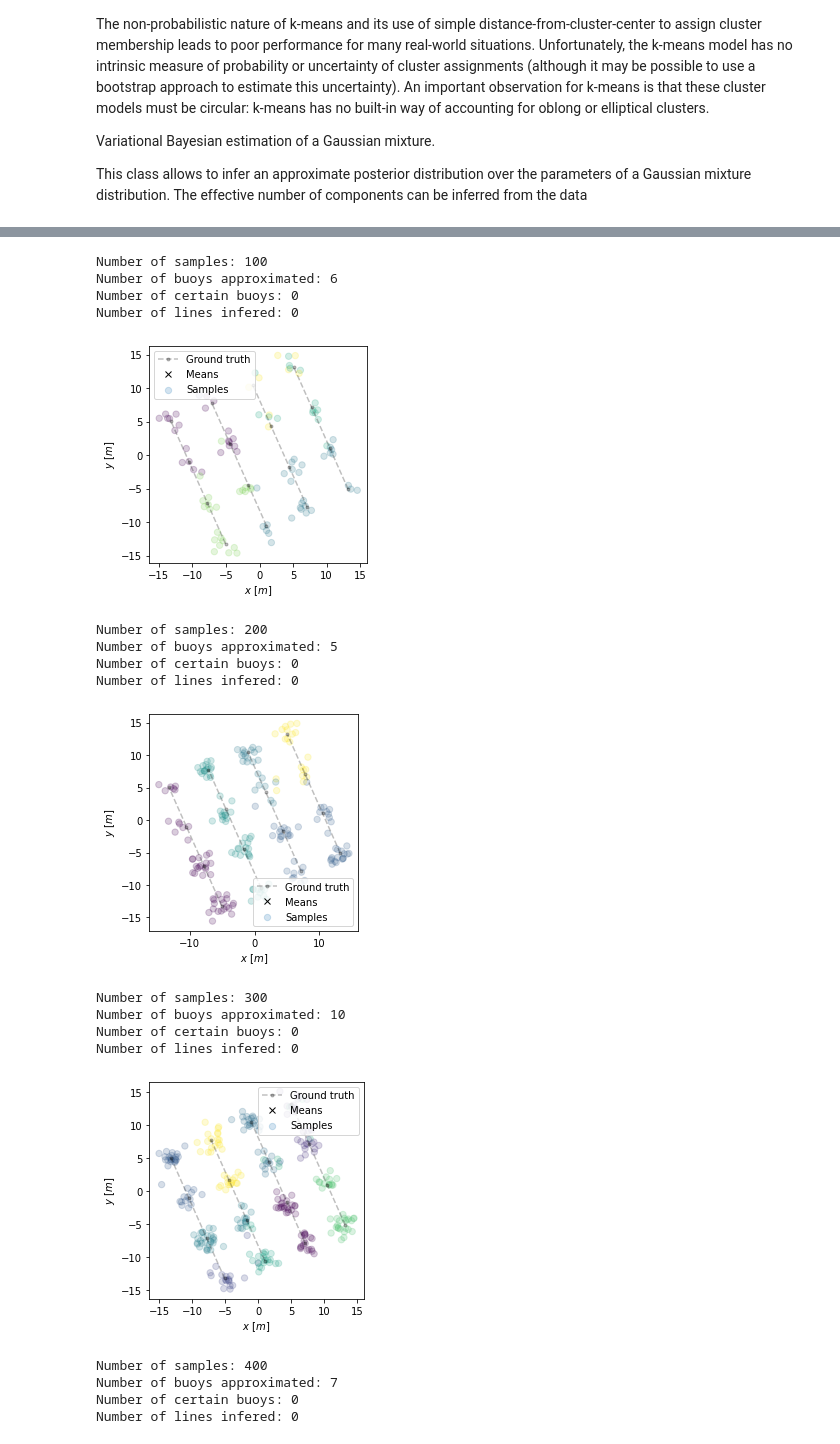
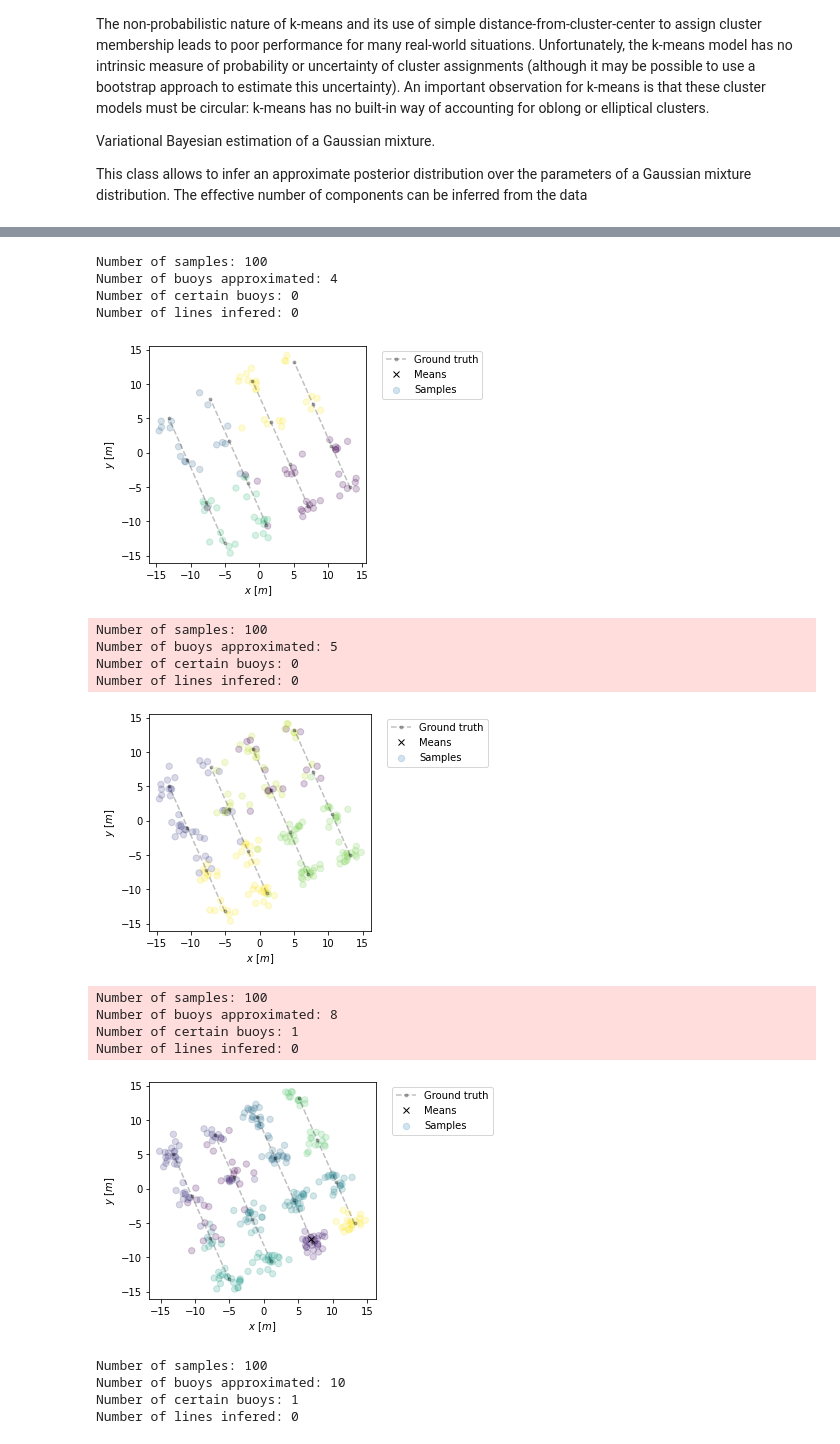
Before and after one commit to smarc-project/smarc_missions, a Jupyter notebook: smarc_bt/notebooks/probability.ipynb, the cells around one changed output, grey strips where cells are left out. Drawn from its saved outputs; the diff is of its cells as text; code cells hidden in the pictures.

```diff
--- a/smarc_bt/notebooks/probability.ipynb
+++ b/smarc_bt/notebooks/probability.ipynb
@@ -45,7 +44,7 @@ plt.show()
 # %%
 # clustering
 importlib.reload(bt_actions)
-mu, sigma, gsigma, labels = bt_actions.A_ReadBuoys.approximate(samples=samples, n_components=16)
+mu, sigma, gsigma, labels, model = bt_actions.A_ReadBuoys.approximate(samples=samples, n_components=16)
 fig, ax = bt_actions.A_ReadBuoys.plot(means=mu, samples=samples, lines=lines, c=labels)
 plt.show()
 # %% [output]
@@ -75,7 +74,7 @@ sigma = 1.0
 # number of buoys (a priori)
 n_components = 16
 # generalised variance tolerance
-gsigma_tol = 10.0
+gsigma_tol = 5.0
 # number of lines (a priori)
 n_lines = 4
 # line-angle tolerance
@@ -84,68 +83,78 @@ atol=1e-2
 dtol=1e-2
 # use trace
 use_trace = True
+# number of samples to taker per epoch
+n_samples = 100
+# number of epochs
+epo = 10
+# model
+model = BayesianGaussianMixture(n_components=n_components, warm_start=True)
 
 # loop through different number of samples,
 # incrementally updating the Gaussian mixture model
-for n_samples in np.arange(100, 1100, step=100):
+samples = np.empty((0,3))
+for _ in range(epo):
 
     # gather data
-    samples = bt_actions.A_ReadBuoys.generate_data(
+    sample = bt_actions.A_ReadBuoys.generate_data(
         points=points,
         n_samples=n_samples,
         sigma=sigma
     )
+    samples = np.vstack((samples, sample))
 
     # localise buoys
-    mu, covar, gsigma, labels = bt_actions.A_ReadBuoys.approximate(
+    mu, covar, gsigma, labels, model = bt_actions.A_ReadBuoys.approximate(
         samples=samples,
         n_components=n_components,
-        use_trace=use_trace
+        use_trace=use_trace,
+        model=None
     )
 
     # infer walls
     sample_lines = bt_actions.A_ReadBuoys.infer_lines(
         points=mu[gsigma<sigma_tol],
         theta=116,
         n_lines=4,
         atol=1e-2,
         dtol=1.0
     )
 
     # information
     print('')
     print('Number of samples: {}'.format(n_samples))
     print('Number of buoys approximated: {}'.format(mu.shape[0]))
     print('Number of certain buoys: {}'.format(mu[gsigma<sigma_tol].shape[0]))
     print('Number of lines infered: {}'.format(len(sample_lines)))
 
     # plot it
     fig, ax = bt_actions.A_ReadBuoys.plot(
         lines=lines,
         samples=samples,
         means=mu[gsigma<sigma_tol],
         sample_lines=sample_lines,
         c=labels
     )
     # fig.savefig('img/buoys_{}.png'.format(n_samples), dpi=1000, bbox_inches='tight')
+    plt.legend(bbox_to_anchor=(1.05, 1))
     plt.show()
 # %% [output]
 Number of samples: 100
-Number of buoys approximated: 6
+Number of buoys approximated: 4
 Number of certain buoys: 0
 Number of lines infered: 0
-[figure, old version]
+[figure, new version]
-Number of samples: 200
+Number of samples: 100
 Number of buoys approximated: 5
 Number of certain buoys: 0
 Number of lines infered: 0
-[figure, old version]
+[figure, new version]
-Number of samples: 300
-Number of buoys approximated: 10
-Number of certain buoys: 0
+Number of samples: 100
+Number of buoys approximated: 8
+Number of certain buoys: 1
 Number of lines infered: 0
-[figure, old version]
+[figure, new version]
-Number of samples: 400
-Number of buoys approximated: 7
-Number of certain buoys: 0
+Number of samples: 100
+Number of buoys approximated: 10
+Number of certain buoys: 1
 Number of lines infered: 0
```
Also changed, not shown: parts of 12 cells of this notebook, 8 other files.
